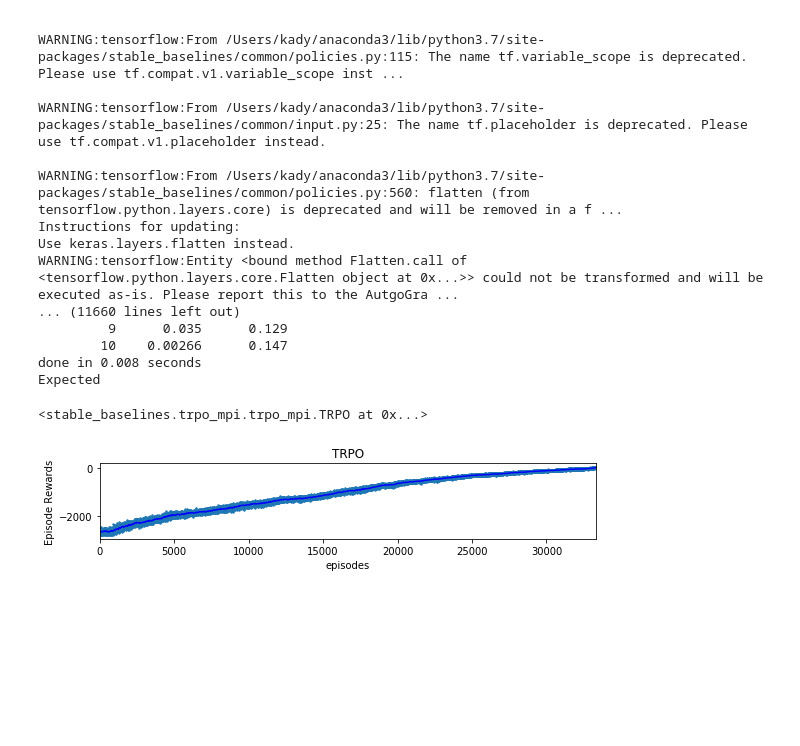
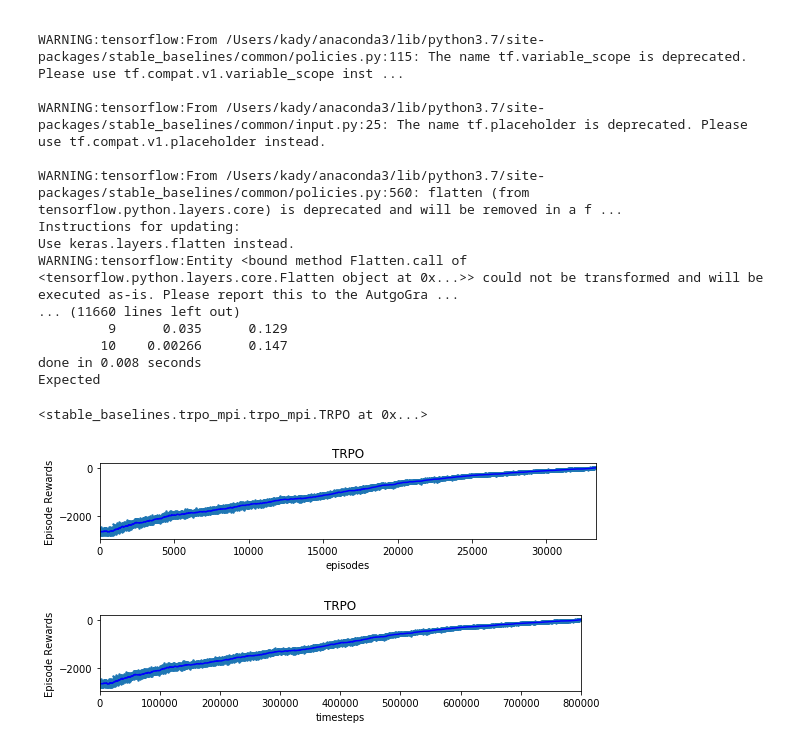
Before and after one commit to kadysongbb/efficient-wpo, a Jupyter notebook: tabular/train_baseline_tabular.ipynb, the cells around one changed output. Drawn from its saved outputs; the diff is of its cells as text; code cells hidden in the pictures; blank space fills up the shorter version.

```diff
--- a/tabular/train_baseline_tabular.ipynb
+++ b/tabular/train_baseline_tabular.ipynb
@@ -61,6 +61,11 @@ results_plotter.plot_results([log_dir], time_steps, results_plotter.X_EPISODES,
 plt.show()
 # %% [output]
 [figure]
+# %%
+results_plotter.plot_results([log_dir], time_steps, results_plotter.X_TIMESTEPS, "TRPO")
+plt.show()
+# %% [output]
+[figure, added]
 # %%
 obs = env.reset()
 for i in range(199):
```
